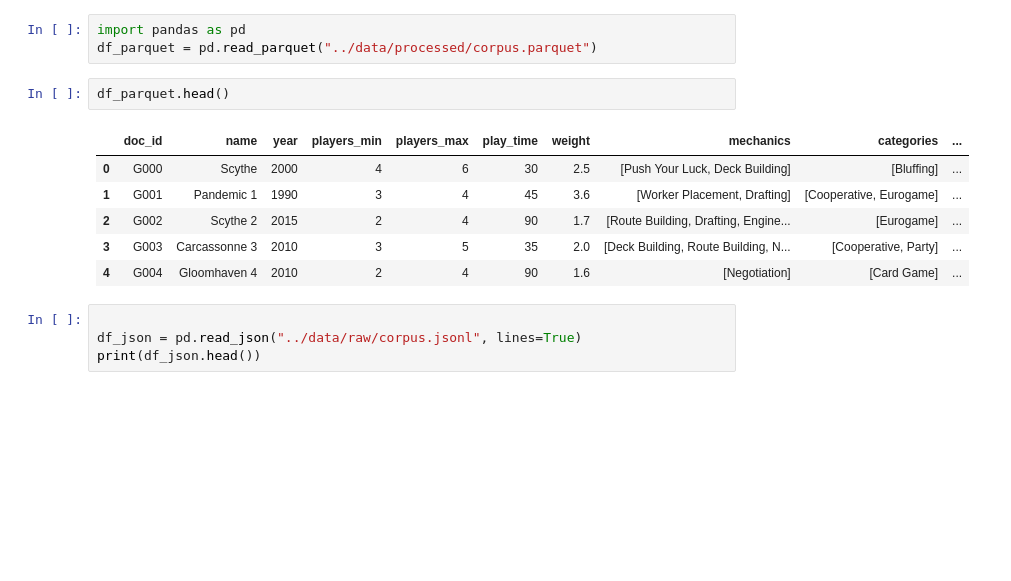
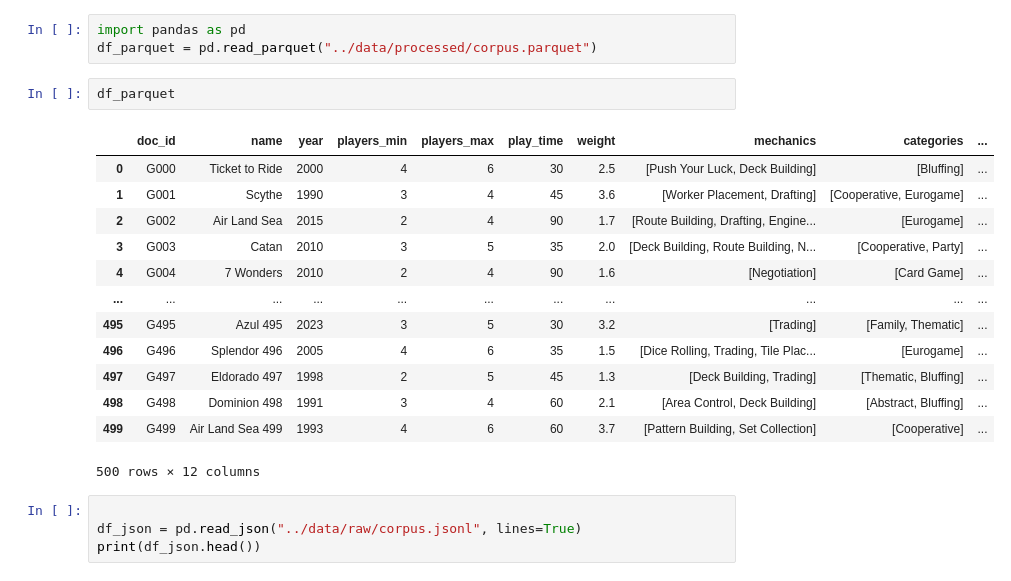
Before and after one commit to a-hussein/boardgame_rag, a Jupyter notebook: sandbox/test_data_gen.ipynb, the cells around one changed output. Saved outputs shown, nothing was run; the diff lists cells and outputs as text; blank space fills up the shorter version.

Commit message:
updated data gen so that game name dont repeat; thus each entry unique

```diff
--- a/sandbox/test_data_gen.ipynb
+++ b/sandbox/test_data_gen.ipynb
@@ -16,14 +16,21 @@ Catan blends Deck Building, Area Control within a economic frame. Typical weight
 import pandas as pd
 df_parquet = pd.read_parquet("../data/processed/corpus.parquet")
 # %%
-df_parquet.head()
+df_parquet
 # %% [output]
 |  | doc_id | name | year | players_min | players_max | play_time | weight | mechanics | categories | ... |
-| 0 | G000 | Scythe | 2000 | 4 | 6 | 30 | 2.5 | [Push Your Luck, Deck Building] | [Bluffing] | ... |
-| 1 | G001 | Pandemic 1 | 1990 | 3 | 4 | 45 | 3.6 | [Worker Placement, Drafting] | [Cooperative, Eurogame] | ... |
-| 2 | G002 | Scythe 2 | 2015 | 2 | 4 | 90 | 1.7 | [Route Building, Drafting, Engine... | [Eurogame] | ... |
-| 3 | G003 | Carcassonne 3 | 2010 | 3 | 5 | 35 | 2.0 | [Deck Building, Route Building, N... | [Cooperative, Party] | ... |
-| 4 | G004 | Gloomhaven 4 | 2010 | 2 | 4 | 90 | 1.6 | [Negotiation] | [Card Game] | ... |
+| 0 | G000 | Ticket to Ride | 2000 | 4 | 6 | 30 | 2.5 | [Push Your Luck, Deck Building] | [Bluffing] | ... |
+| 1 | G001 | Scythe | 1990 | 3 | 4 | 45 | 3.6 | [Worker Placement, Drafting] | [Cooperative, Eurogame] | ... |
+| 2 | G002 | Air Land Sea | 2015 | 2 | 4 | 90 | 1.7 | [Route Building, Drafting, Engine... | [Eurogame] | ... |
+| 3 | G003 | Catan | 2010 | 3 | 5 | 35 | 2.0 | [Deck Building, Route Building, N... | [Cooperative, Party] | ... |
+| 4 | G004 | 7 Wonders | 2010 | 2 | 4 | 90 | 1.6 | [Negotiation] | [Card Game] | ... |
+| ... | ... | ... | ... | ... | ... | ... | ... | ... | ... | ... |
+| 495 | G495 | Azul 495 | 2023 | 3 | 5 | 30 | 3.2 | [Trading] | [Family, Thematic] | ... |
+| 496 | G496 | Splendor 496 | 2005 | 4 | 6 | 35 | 1.5 | [Dice Rolling, Trading, Tile Plac... | [Eurogame] | ... |
+| 497 | G497 | Eldorado 497 | 1998 | 2 | 5 | 45 | 1.3 | [Deck Building, Trading] | [Thematic, Bluffing] | ... |
+| 498 | G498 | Dominion 498 | 1991 | 3 | 4 | 60 | 2.1 | [Area Control, Deck Building] | [Abstract, Bluffing] | ... |
+| 499 | G499 | Air Land Sea 499 | 1993 | 4 | 6 | 60 | 3.7 | [Pattern Building, Set Collection] | [Cooperative] | ... |
+500 rows × 12 columns
 # %%
 
 df_json = pd.read_json("../data/raw/corpus.jsonl", lines=True)
```
Also changed, not shown: 1 other file.
